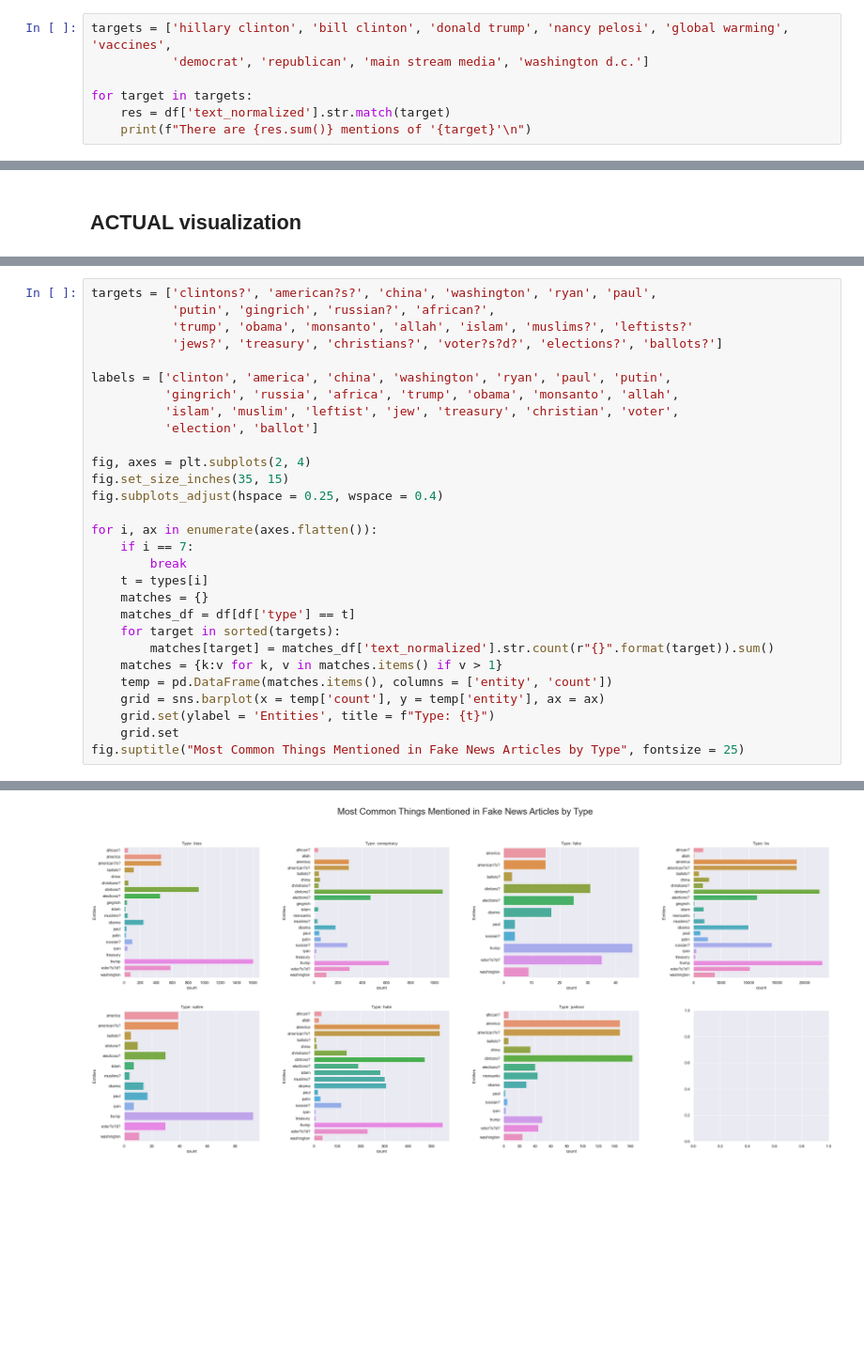
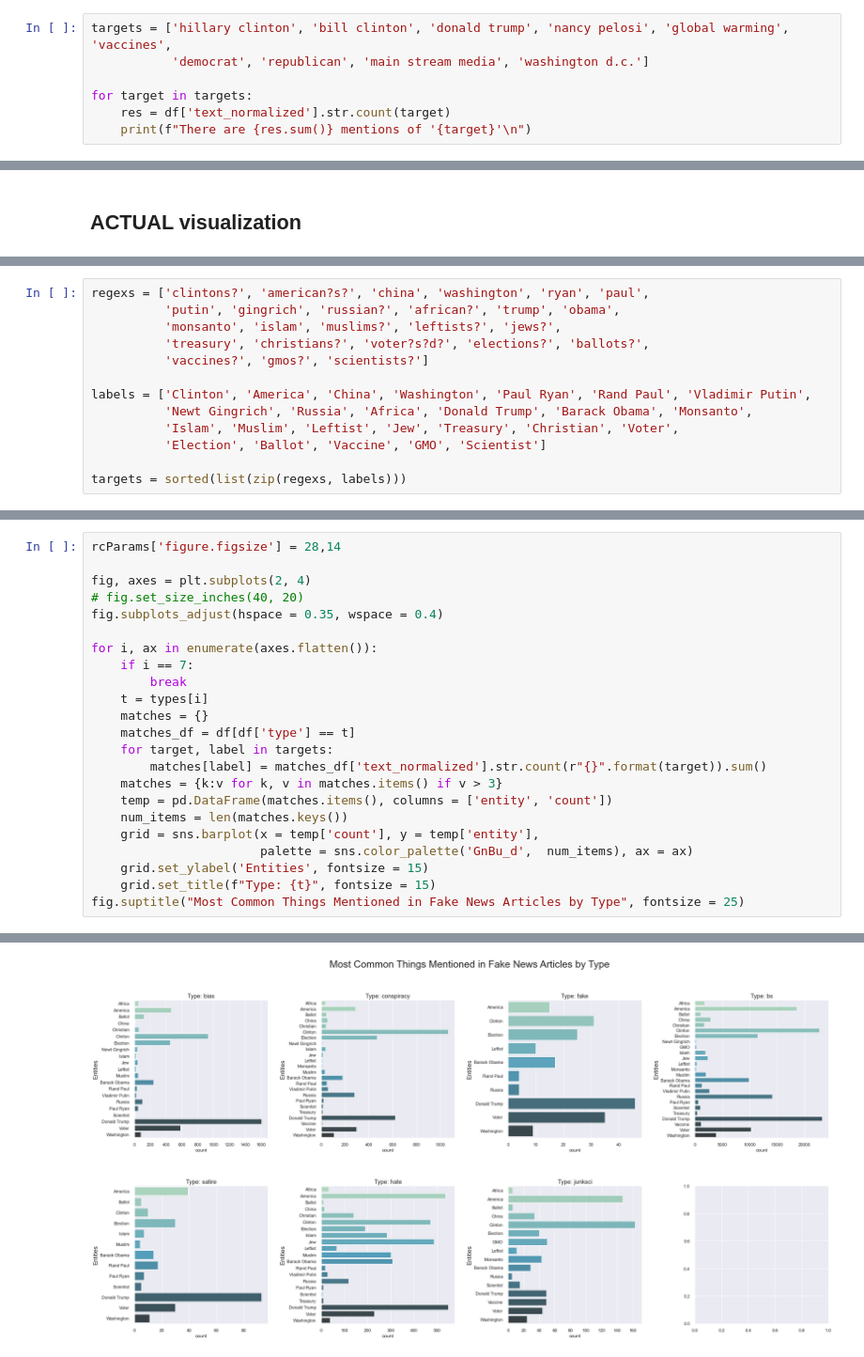
Before and after one commit to haleyej/ala_470_proj, a Jupyter notebook: viz.ipynb, the cells around one changed output, grey strips where cells are left out. Shown at 94% size. Cells and saved outputs as stored; diff of their text form; blank space fills up the shorter version.

Commit message:
new graph

```diff
--- a/viz.ipynb
+++ b/viz.ipynb
@@ -51,6 +54,6 @@ targets = ['hillary clinton', 'bill clinton', 'donald trump', 'nancy pelosi', 'g
            'democrat', 'republican', 'main stream media', 'washington d.c.']
 
 for target in targets:
-    res = df['text_normalized'].str.match(target)
+    res = df['text_normalized'].str.count(target)
     print(f"There are {res.sum()} mentions of '{target}'\n")
 # %% [output]
@@ -251,0 +257,13 @@ Text(0.5, 0.98, 'Most Common Entities in Titles of Fake News Articles')
+# %%
+regexs = ['clintons?', 'american?s?', 'china', 'washington', 'ryan', 'paul',
+          'putin', 'gingrich', 'russian?', 'african?', 'trump', 'obama',
+          'monsanto', 'islam', 'muslims?', 'leftists?', 'jews?',
+          'treasury', 'christians?', 'voter?s?d?', 'elections?', 'ballots?',
+          'vaccines?', 'gmos?', 'scientists?']
+
+labels = ['Clinton', 'America', 'China', 'Washington', 'Paul Ryan', 'Rand Paul', 'Vladimir Putin',
+          'Newt Gingrich', 'Russia', 'Africa', 'Donald Trump', 'Barack Obama', 'Monsanto',
+          'Islam', 'Muslim', 'Leftist', 'Jew', 'Treasury', 'Christian', 'Voter',
+          'Election', 'Ballot', 'Vaccine', 'GMO', 'Scientist']
+
+targets = sorted(list(zip(regexs, labels)))
@@ -252,32 +272,26 @@ Text(0.5, 0.98, 'Most Common Entities in Titles of Fake News Articles')
 # %%
-targets = ['clintons?', 'american?s?', 'china', 'washington', 'ryan', 'paul',
-           'putin', 'gingrich', 'russian?', 'african?',
-           'trump', 'obama', 'monsanto', 'allah', 'islam', 'muslims?', 'leftists?'
-           'jews?', 'treasury', 'christians?', 'voter?s?d?', 'elections?', 'ballots?']
-
-labels = ['clinton', 'america', 'china', 'washington', 'ryan', 'paul', 'putin',
-          'gingrich', 'russia', 'africa', 'trump', 'obama', 'monsanto', 'allah',
-          'islam', 'muslim', 'leftist', 'jew', 'treasury', 'christian', 'voter',
-          'election', 'ballot']
+rcParams['figure.figsize'] = 28,14
 
 fig, axes = plt.subplots(2, 4)
-fig.set_size_inches(35, 15)
-fig.subplots_adjust(hspace = 0.25, wspace = 0.4)
+# fig.set_size_inches(40, 20)
+fig.subplots_adjust(hspace = 0.35, wspace = 0.4)
 
 for i, ax in enumerate(axes.flatten()):
     if i == 7:
         break
     t = types[i]
     matches = {}
     matches_df = df[df['type'] == t]
-    for target in sorted(targets):
-        matches[target] = matches_df['text_normalized'].str.count(r"{}".format(target)).sum()
-    matches = {k:v for k, v in matches.items() if v > 1}
+    for target, label in targets:
+        matches[label] = matches_df['text_normalized'].str.count(r"{}".format(target)).sum()
+    matches = {k:v for k, v in matches.items() if v > 3}
     temp = pd.DataFrame(matches.items(), columns = ['entity', 'count'])
-    grid = sns.barplot(x = temp['count'], y = temp['entity'], ax = ax)
-    grid.set(ylabel = 'Entities', title = f"Type: {t}")
-    grid.set
+    num_items = len(matches.keys())
+    grid = sns.barplot(x = temp['count'], y = temp['entity'],
+                       palette = sns.color_palette('GnBu_d',  num_items), ax = ax)
+    grid.set_ylabel('Entities', fontsize = 15)
+    grid.set_title(f"Type: {t}", fontsize = 15)
 fig.suptitle("Most Common Things Mentioned in Fake News Articles by Type", fontsize = 25)
 # %% [output]
 Text(0.5, 0.98, 'Most Common Things Mentioned in Fake News Articles by Type')
-[figure, old version]
+[figure, new version]
```
Also changed, not shown: parts of 8 cells of this notebook.
